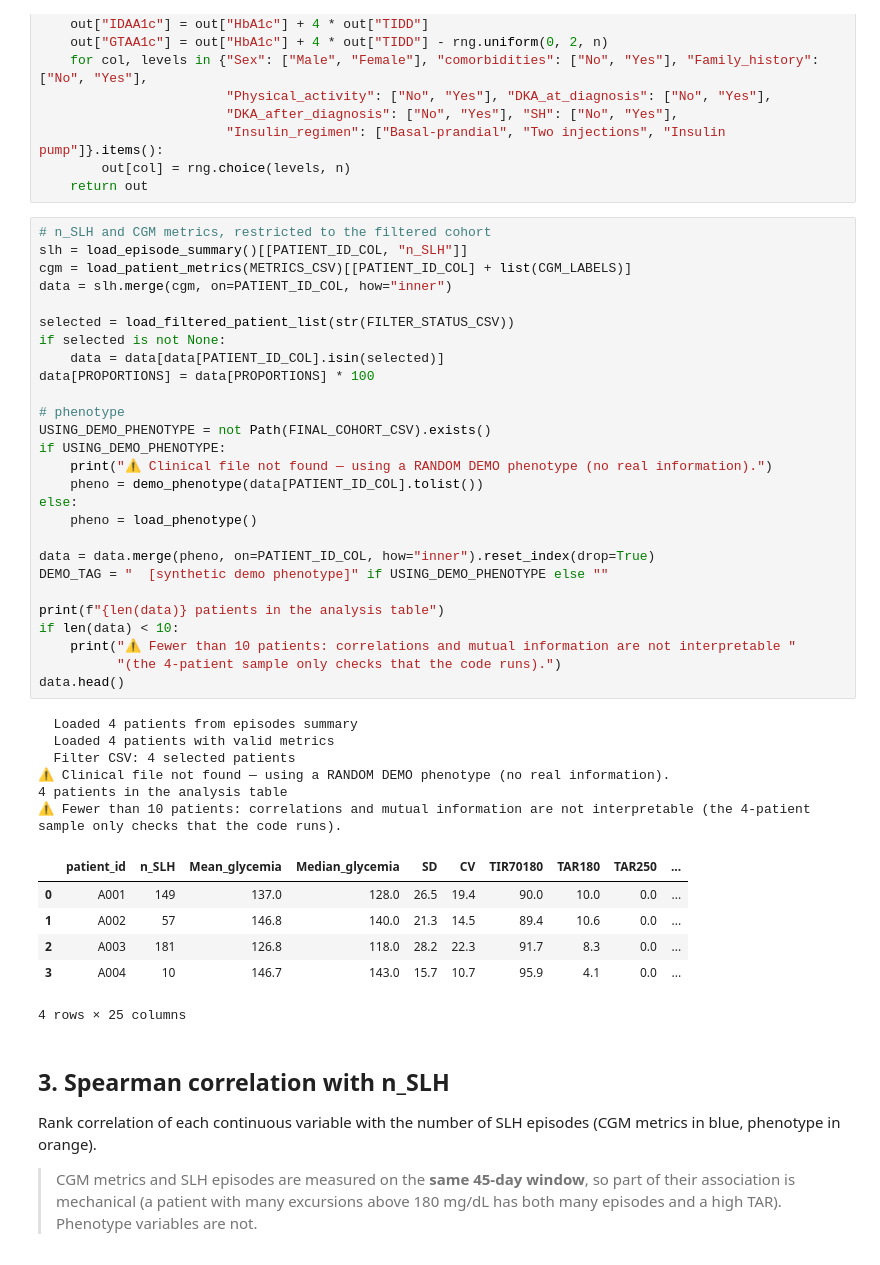
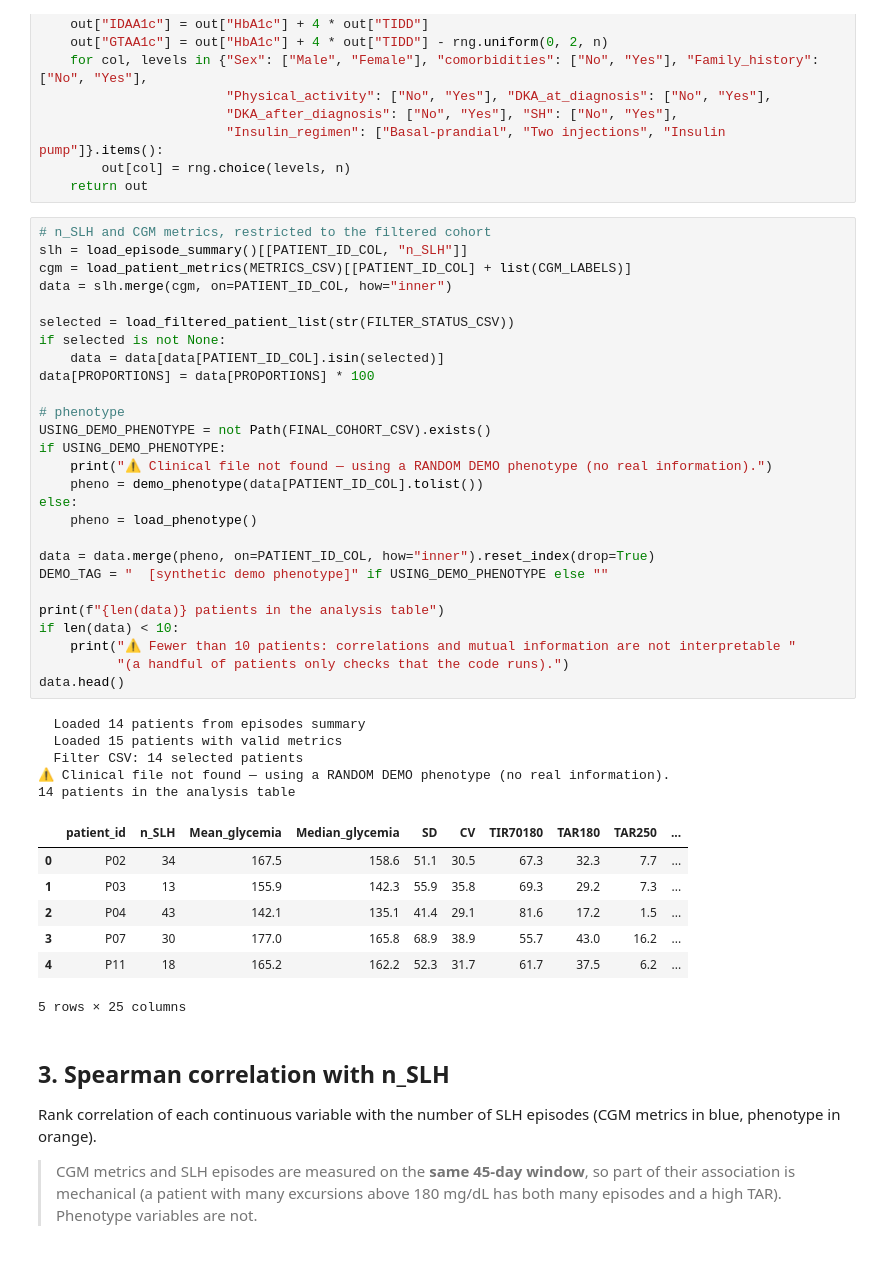
Before and after one commit to gdeside/slh-counterfactual-cgm, a Jupyter notebook: notebooks/08_phenotype_cgm_slh_association.ipynb, the cells around one changed output. Saved outputs shown, nothing was run; the diff lists cells and outputs as text.

```diff
--- a/notebooks/08_phenotype_cgm_slh_association.ipynb
+++ b/notebooks/08_phenotype_cgm_slh_association.ipynb
@@ -138,43 +138,43 @@ def demo_phenotype(patient_ids, seed=RNG_SEED):
 # %%
 # n_SLH and CGM metrics, restricted to the filtered cohort
 slh = load_episode_summary()[[PATIENT_ID_COL, "n_SLH"]]
 cgm = load_patient_metrics(METRICS_CSV)[[PATIENT_ID_COL] + list(CGM_LABELS)]
 data = slh.merge(cgm, on=PATIENT_ID_COL, how="inner")
 
 selected = load_filtered_patient_list(str(FILTER_STATUS_CSV))
 if selected is not None:
     data = data[data[PATIENT_ID_COL].isin(selected)]
 data[PROPORTIONS] = data[PROPORTIONS] * 100
 
 # phenotype
 USING_DEMO_PHENOTYPE = not Path(FINAL_COHORT_CSV).exists()
 if USING_DEMO_PHENOTYPE:
     print("⚠ Clinical file not found — using a RANDOM DEMO phenotype (no real information).")
     pheno = demo_phenotype(data[PATIENT_ID_COL].tolist())
 else:
     pheno = load_phenotype()
 
 data = data.merge(pheno, on=PATIENT_ID_COL, how="inner").reset_index(drop=True)
 DEMO_TAG = "  [synthetic demo phenotype]" if USING_DEMO_PHENOTYPE else ""
 
 print(f"{len(data)} patients in the analysis table")
 if len(data) < 10:
     print("⚠ Fewer than 10 patients: correlations and mutual information are not interpretable "
-          "(the 4-patient sample only checks that the code runs).")
+          "(a handful of patients only checks that the code runs).")
 data.head()
 # %% [output]
-  Loaded 4 patients from episodes summary
-  Loaded 4 patients with valid metrics
-  Filter CSV: 4 selected patients
+  Loaded 14 patients from episodes summary
+  Loaded 15 patients with valid metrics
+  Filter CSV: 14 selected patients
 ⚠ Clinical file not found — using a RANDOM DEMO phenotype (no real information).
-4 patients in the analysis table
-⚠ Fewer than 10 patients: correlations and mutual information are not interpretable (the 4-patient sample only checks that the code runs).
+14 patients in the analysis table
 |  | patient_id | n_SLH | Mean_glycemia | Median_glycemia | SD | CV | TIR70180 | TAR180 | TAR250 | ... |
-| 0 | A001 | 149 | 137.0 | 128.0 | 26.5 | 19.4 | 90.0 | 10.0 | 0.0 | ... |
-| 1 | A002 | 57 | 146.8 | 140.0 | 21.3 | 14.5 | 89.4 | 10.6 | 0.0 | ... |
-| 2 | A003 | 181 | 126.8 | 118.0 | 28.2 | 22.3 | 91.7 | 8.3 | 0.0 | ... |
-| 3 | A004 | 10 | 146.7 | 143.0 | 15.7 | 10.7 | 95.9 | 4.1 | 0.0 | ... |
+| 0 | P02 | 34 | 167.5 | 158.6 | 51.1 | 30.5 | 67.3 | 32.3 | 7.7 | ... |
+| 1 | P03 | 13 | 155.9 | 142.3 | 55.9 | 35.8 | 69.3 | 29.2 | 7.3 | ... |
+| 2 | P04 | 43 | 142.1 | 135.1 | 41.4 | 29.1 | 81.6 | 17.2 | 1.5 | ... |
+| 3 | P07 | 30 | 177.0 | 165.8 | 68.9 | 38.9 | 55.7 | 43.0 | 16.2 | ... |
+| 4 | P11 | 18 | 165.2 | 162.2 | 52.3 | 31.7 | 61.7 | 37.5 | 6.2 | ... |
-4 rows × 25 columns
+5 rows × 25 columns
 # %% [markdown]
 ## 3. Spearman correlation with n_SLH
 
```
Also changed, not shown: parts of 9 cells of this notebook, 12 other files.
